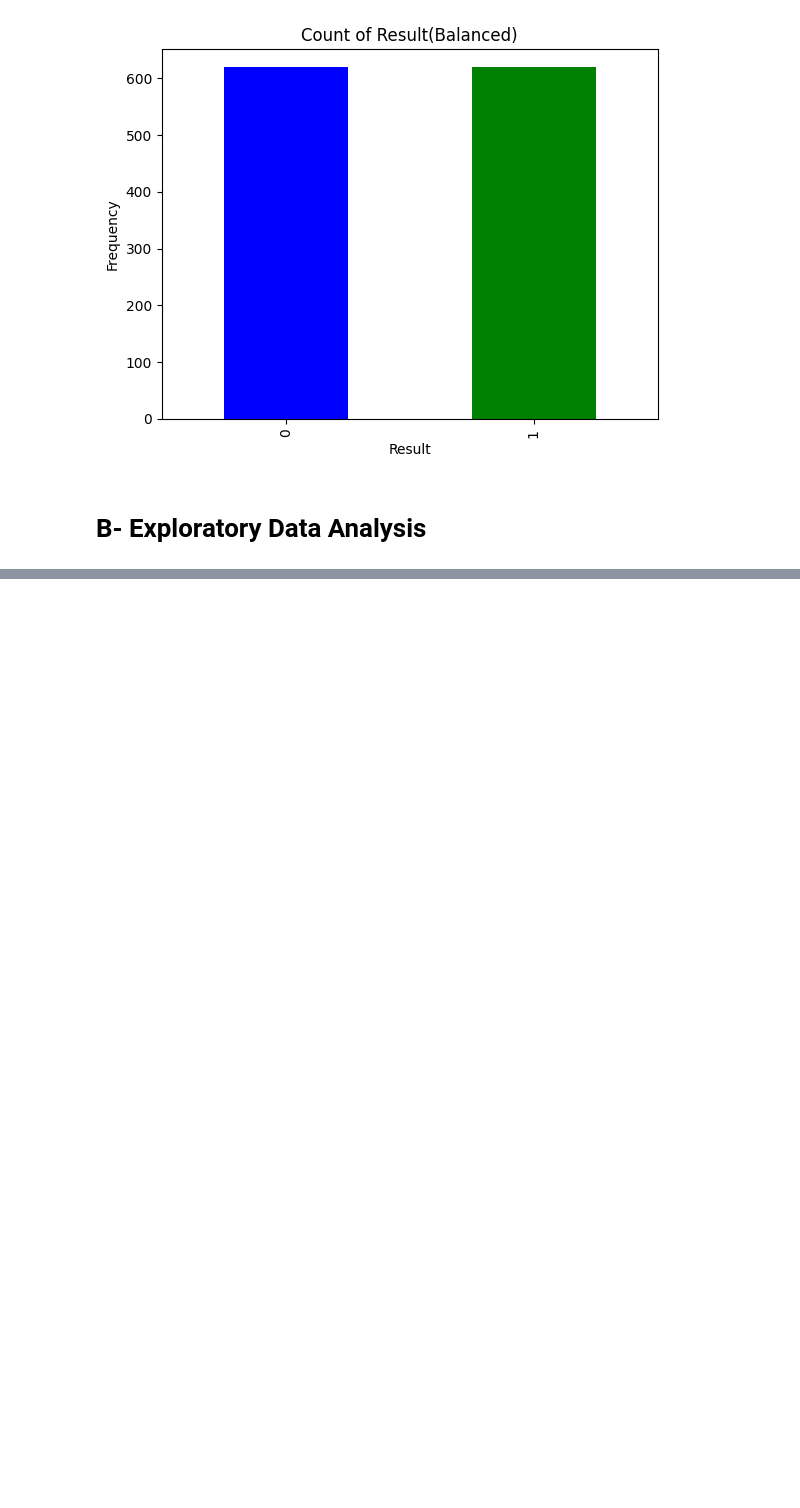
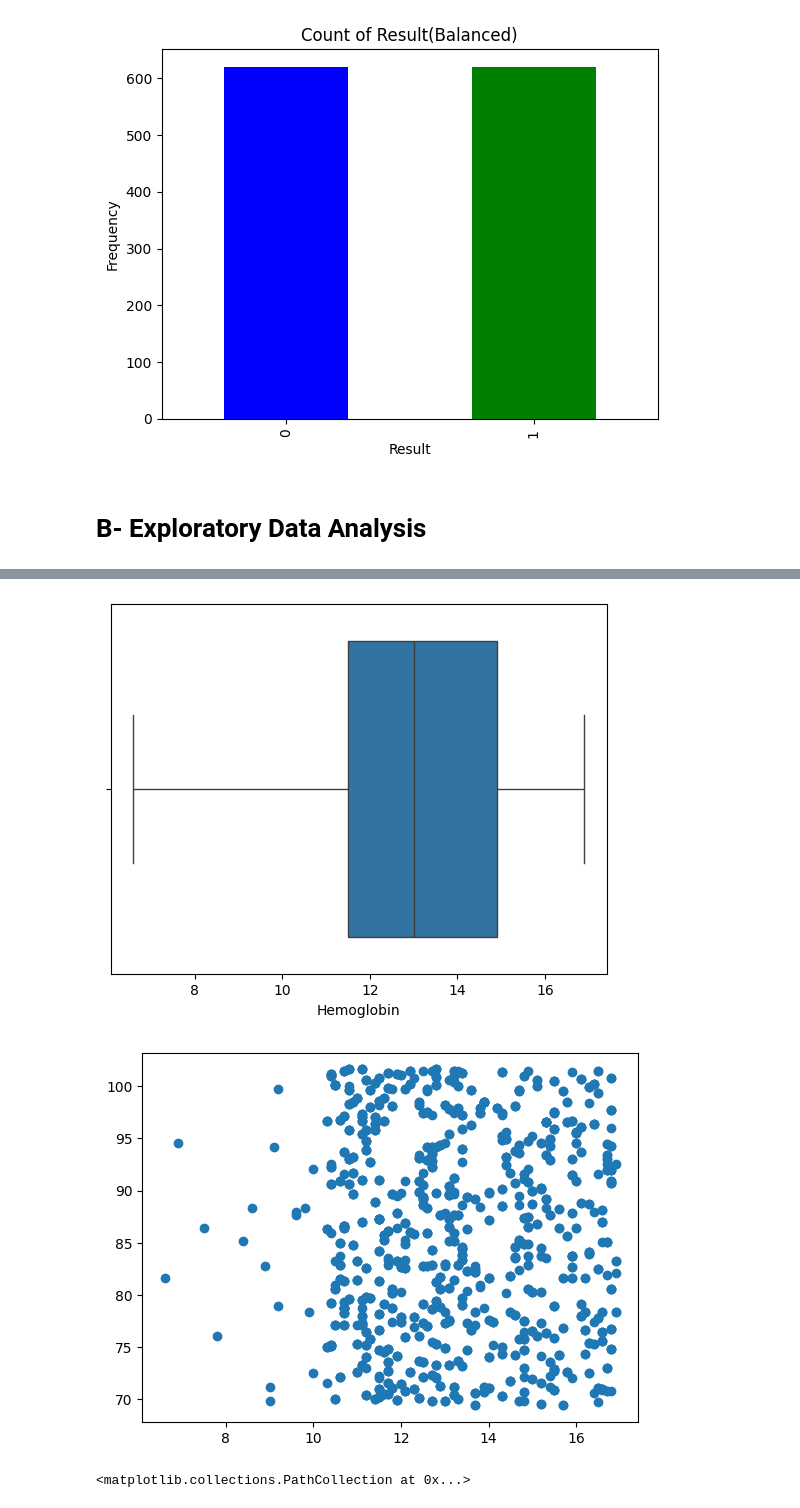
Before and after one commit to vinaygupta88/Anemia-Sense, a Jupyter notebook: Training Files/Anemia-sense-jupterFile.ipynb, the cells around one changed output, grey strips where cells are left out. Drawn from its saved outputs; the diff is of its cells as text; code cells hidden in the pictures; blank space fills up the shorter version.

```diff
--- a/Training Files/Anemia-sense-jupterFile.ipynb
+++ b/Training Files/Anemia-sense-jupterFile.ipynb
@@ -103,0 +136,13 @@ plt.show()
+# %%
+#identifying outliers
+sns.boxplot(df['Hemoglobin'], orient='h')
+plt.show()
+
+plt.scatter(df['Hemoglobin'],df['MCV'])
+plt.show()
+
+plt.scatter(df['MCH'],df['MCHC'])
+# %% [output]
+[figure, added]
+[figure, added]
+<matplotlib.collections.PathCollection at 0x...>
```
Also changed, not shown: parts of 8 cells of this notebook.
